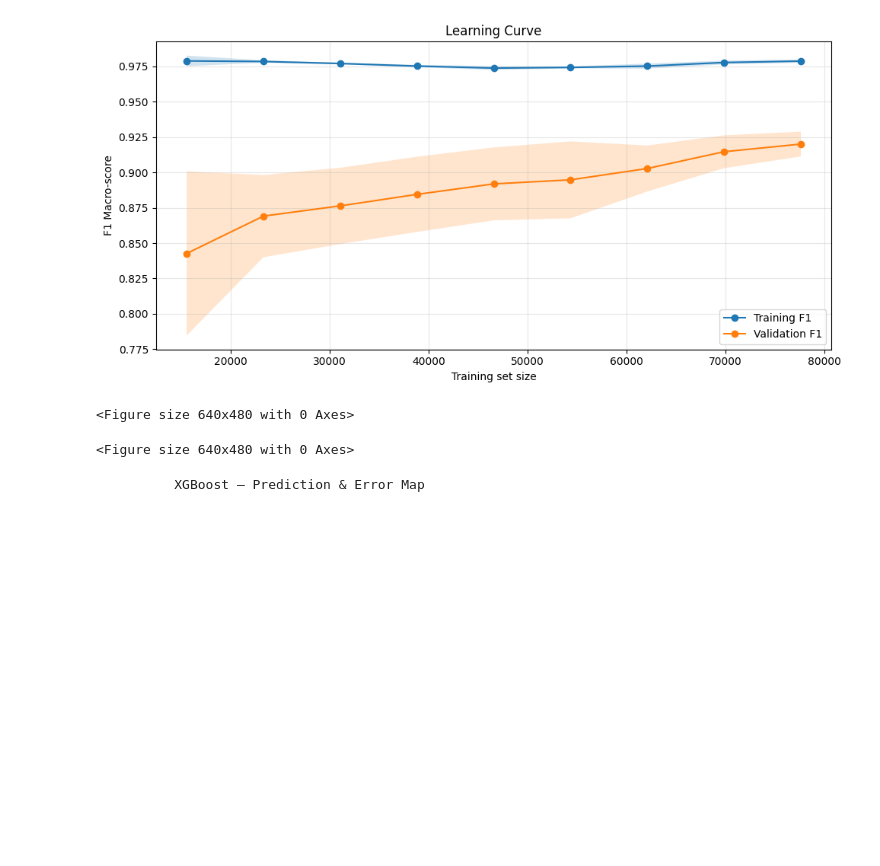
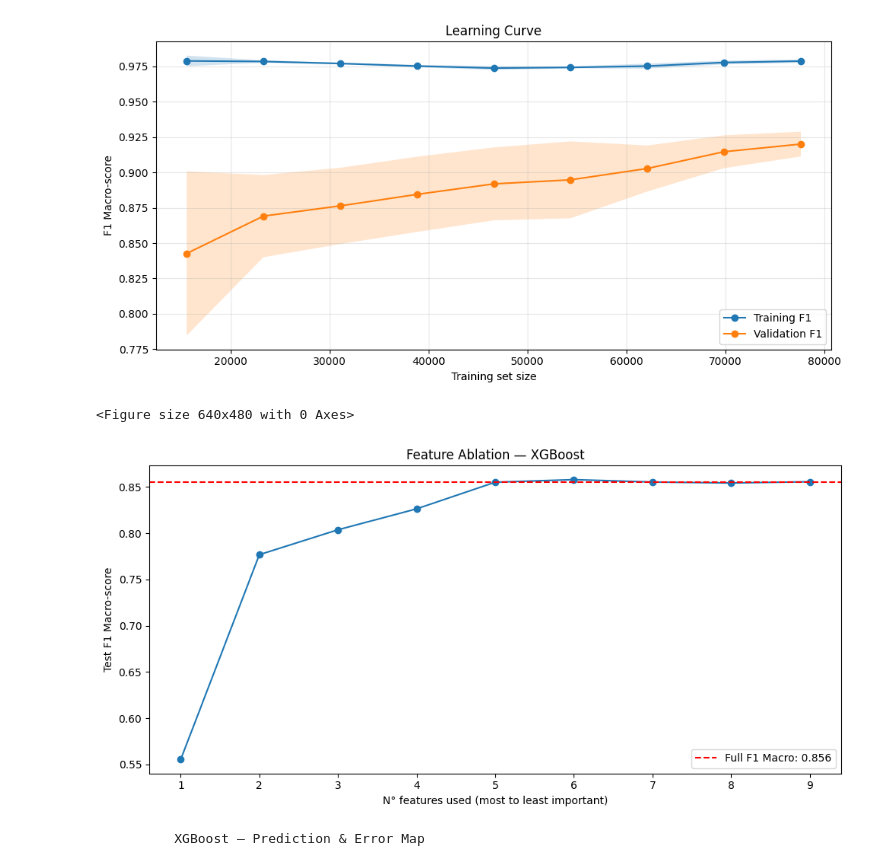
Before and after one commit to nicolomeneguzzo/Computational-Physics-2026, a Jupyter notebook: Astrophysical-Objects-Recognition/notebooks/stellar-classification-and-supervised-learning.ipynb, the cells around one changed output. Drawn from its saved outputs; the diff is of its cells as text; code cells hidden in the pictures; blank space fills up the shorter version.

```diff
--- a/Astrophysical-Objects-Recognition/notebooks/stellar-classification-and-supervised-learning.ipynb
+++ b/Astrophysical-Objects-Recognition/notebooks/stellar-classification-and-supervised-learning.ipynb
@@ -1137,26 +1137,27 @@ num_class: Number of output class in the multi-class classification.
 <Figure size 640x480 with 0 Axes>
 # %%
 #feature ablation
+fig, axes = plt.subplots(figsize=(10, 5))
 
 xgb_ablation = XGBClassifier(
     n_estimators=1000,
     max_depth=xgb_final.max_depth,
     learning_rate=xgb_final.learning_rate,
     subsample=xgb_final.subsample,
     colsample_bytree=xgb_final.colsample_bytree,
     random_state=42
 )
 xgb_ablation.fit(X_train, y_train)
 sc.plot_feature_ablation(xgb_ablation, X_train, X_test, y_train, y_test,
                          feature_names,
                          title='Feature Ablation — XGBoost',
-                         ax=axes[0])
+                         ax=axes)
 
 
 plt.tight_layout()
 plt.show()
 # %% [output]
-<Figure size 640x480 with 0 Axes>
+[figure, added]
 # %%
 print("          XGBoost — Prediction & Error Map")
 
```
Also changed, not shown: parts of 1 cell of this notebook, 1 other file.
